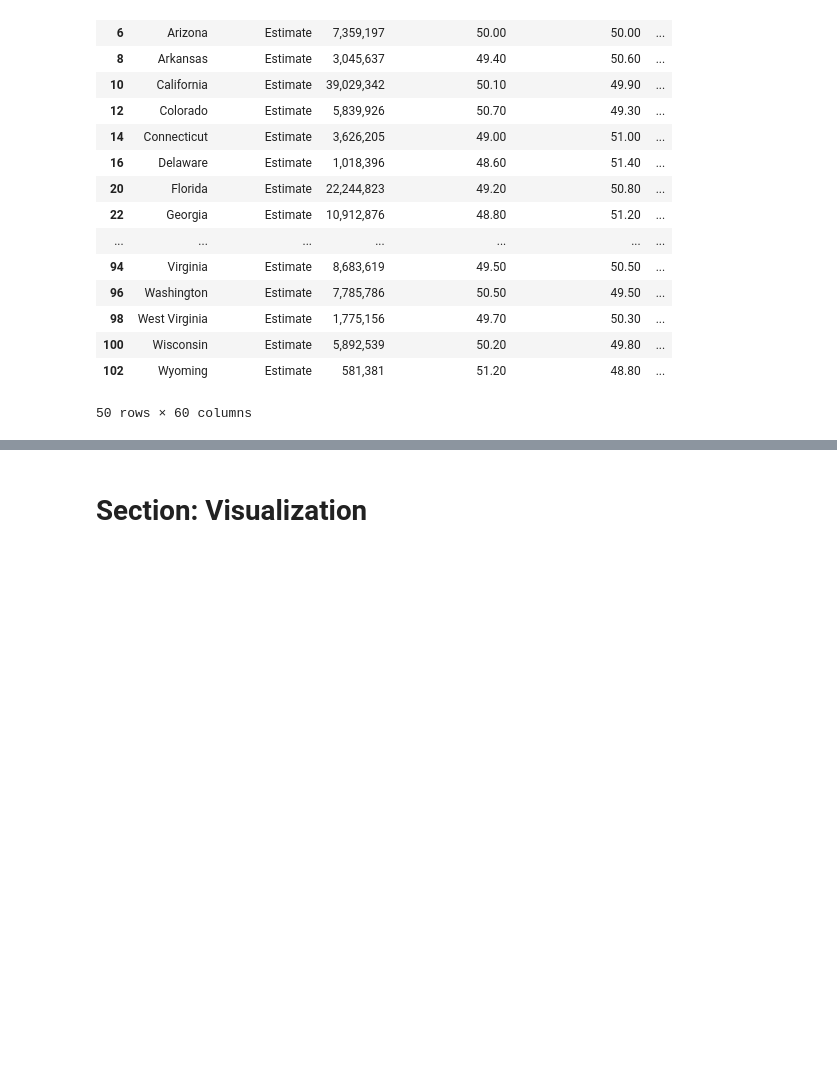
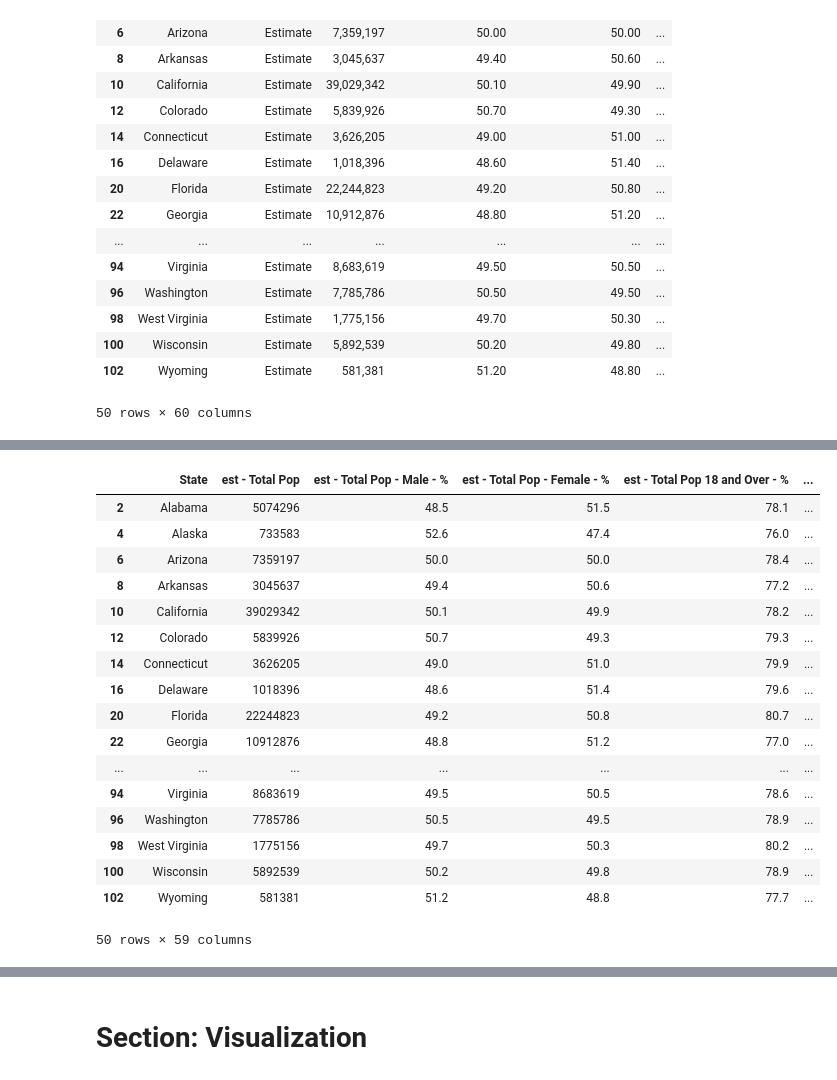
Before and after one commit to duhoang920/siads_593_milestone_1, a Jupyter notebook: main.ipynb, the cells around one changed output, grey strips where cells are left out. Cells and saved outputs as stored; diff of their text form; code cells hidden in the pictures; blank space fills up the shorter version.

```diff
--- a/main.ipynb
+++ b/main.ipynb
@@ -160,4 +179,25 @@ display(df_state_only_moe_updated)
 # %%
 # combine the est and moe DataFrame into 1.
-df_state_only_combined = df_combo(df_state_only_estimate_updated, df_state_only_moe_updated, 'State', 'outer')
-display(df_state_only_combined)
+# df_state_only_combined = df_combo(df_state_only_estimate_updated, df_state_only_moe_updated, 'State', 'outer')
+# display(df_state_only_combined)
+df_census_final = numeric_converter(df_state_only_estimate_updated, 1)
+display(df_census_final)
+# %% [output]
+|  | State | est - Total Pop | est - Total Pop - Male - % | est - Total Pop - Female - % | est - Total Pop 18 and Over - % | ... |
+| 2 | Alabama | 5074296 | 48.5 | 51.5 | 78.1 | ... |
+| 4 | Alaska | 733583 | 52.6 | 47.4 | 76.0 | ... |
+| 6 | Arizona | 7359197 | 50.0 | 50.0 | 78.4 | ... |
+| 8 | Arkansas | 3045637 | 49.4 | 50.6 | 77.2 | ... |
+| 10 | California | 39029342 | 50.1 | 49.9 | 78.2 | ... |
+| 12 | Colorado | 5839926 | 50.7 | 49.3 | 79.3 | ... |
+| 14 | Connecticut | 3626205 | 49.0 | 51.0 | 79.9 | ... |
+| 16 | Delaware | 1018396 | 48.6 | 51.4 | 79.6 | ... |
+| 20 | Florida | 22244823 | 49.2 | 50.8 | 80.7 | ... |
+| 22 | Georgia | 10912876 | 48.8 | 51.2 | 77.0 | ... |
+| ... | ... | ... | ... | ... | ... | ... |
+| 94 | Virginia | 8683619 | 49.5 | 50.5 | 78.6 | ... |
+| 96 | Washington | 7785786 | 50.5 | 49.5 | 78.9 | ... |
+| 98 | West Virginia | 1775156 | 49.7 | 50.3 | 80.2 | ... |
+| 100 | Wisconsin | 5892539 | 50.2 | 49.8 | 78.9 | ... |
+| 102 | Wyoming | 581381 | 51.2 | 48.8 | 77.7 | ... |
+50 rows × 59 columns
```
Also changed, not shown: parts of 14 cells of this notebook, 2 other files.
